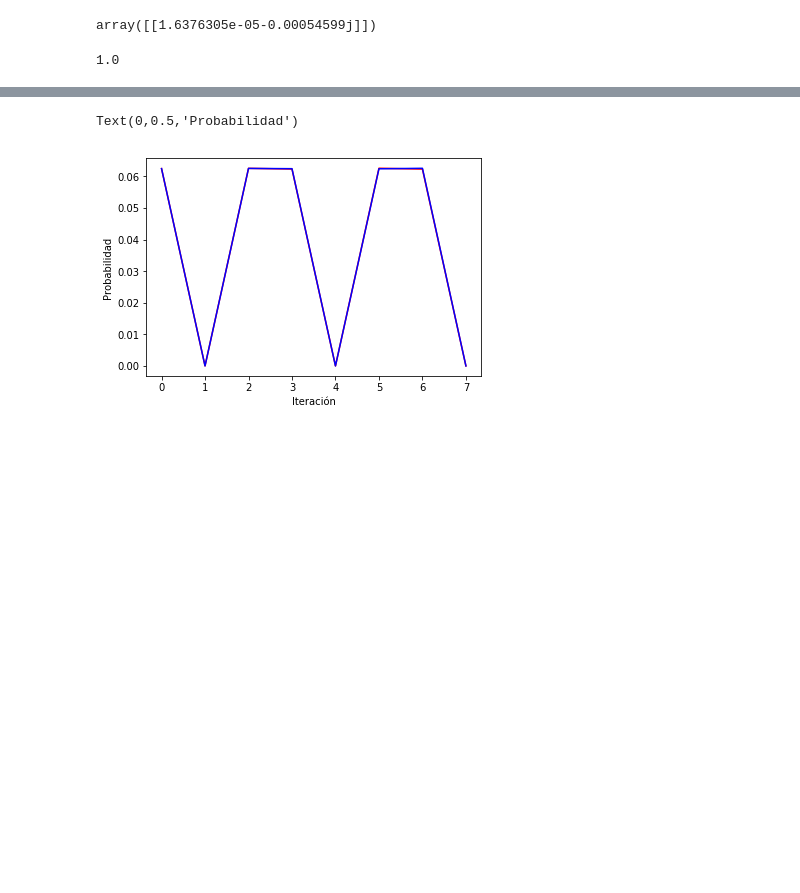
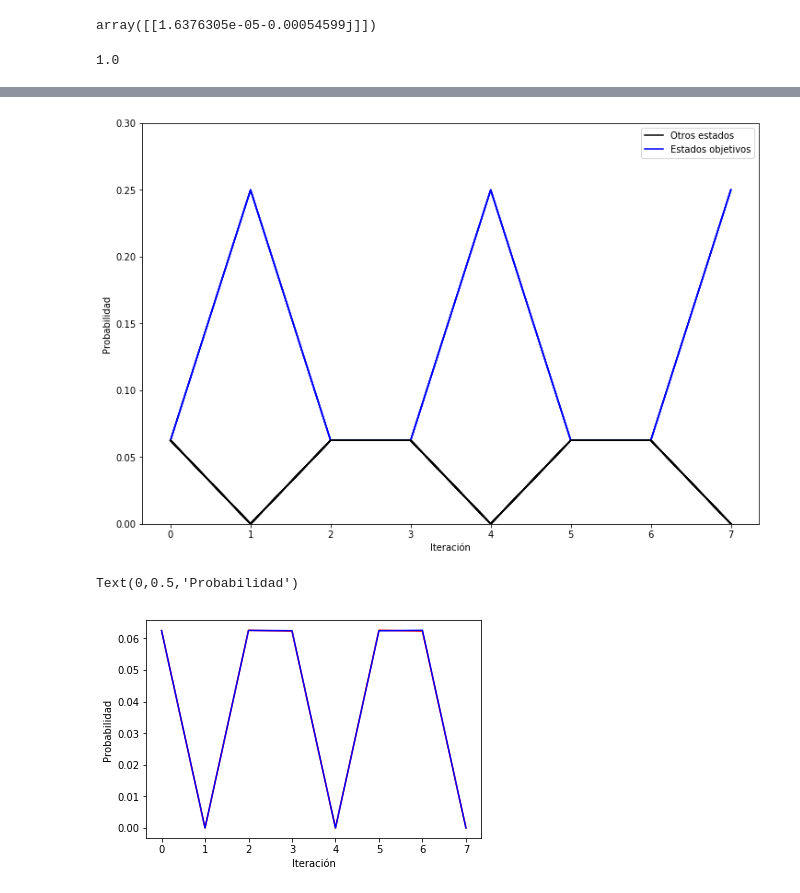
Before and after one commit to mcasanova1445/transmon-thesis, a Jupyter notebook: Grover/Results3-lossless/Untitled.ipynb, the cells around one changed output, grey strips where cells are left out. Drawn from its saved outputs; the diff is of its cells as text; code cells hidden in the pictures; blank space fills up the shorter version.

```diff
--- a/Grover/Results3-lossless/Untitled.ipynb
+++ b/Grover/Results3-lossless/Untitled.ipynb
@@ -90,3 +118,22 @@ fig.savefig('../../img/grover3lossless.eps', format='eps')
+# %%
+fig, axes = plt.subplots(1, 1, sharex=True, figsize=(12,8))
+
+for i in range(16):
+    if i == 4:
+        axes.plot(np.abs([1/np.sqrt(16)]+a[i])**2, c='b', label='Estados objetivos')
+    elif i == 5 or i == 12 or i == 13:
+        axes.plot(np.abs([1/np.sqrt(16)]+a[i])**2, c='b')
+    elif i == 0:
+        axes.plot(np.abs([1/np.sqrt(16)]+a[i])**2, c='k', label='Otros estados')
+    else:
+        axes.plot(np.abs([1/np.sqrt(16)]+a[i])**2, c='k')
+axes.set_xlabel('Iteración')
+axes.set_ylabel('Probabilidad')
+axes.set_ylim(0,0.3)
+axes.legend()
+fig.savefig('../../img/grover3M.eps', format='eps')
+# %% [output]
+[figure, added]
 # %%
 plt.plot(np.abs([1/np.sqrt(16)]+a[15])**2, c='r')
 plt.plot(np.abs([1/np.sqrt(16)]+a[14])**2, c='b')
```
Also changed, not shown: parts of 2 cells of this notebook, 38 other files.
